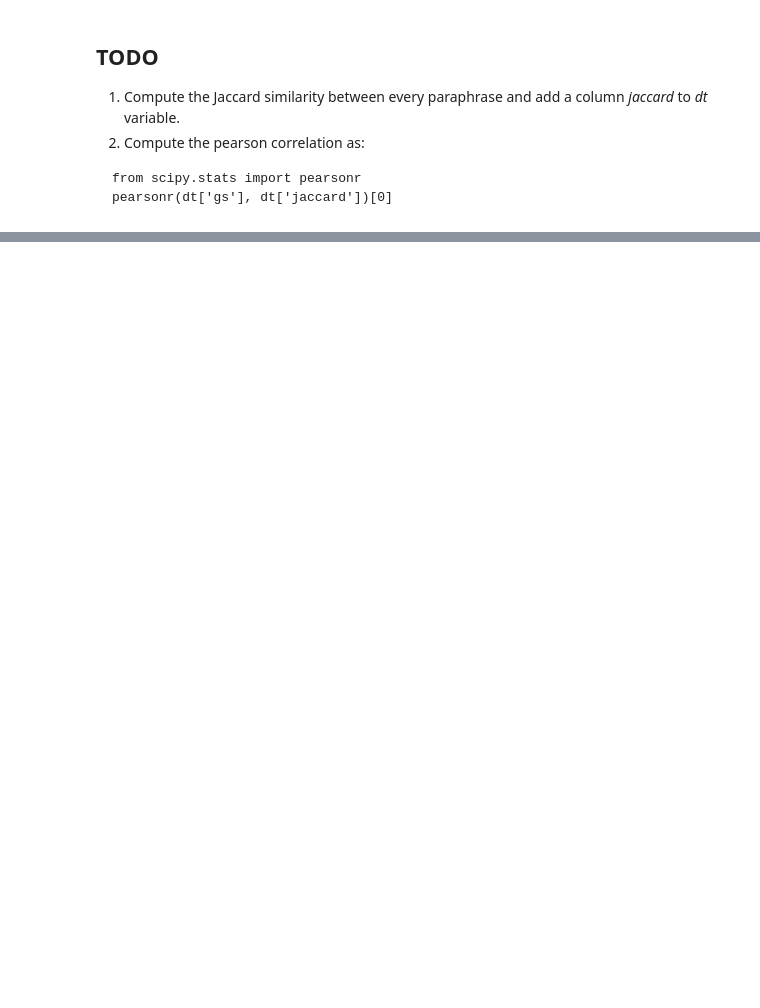
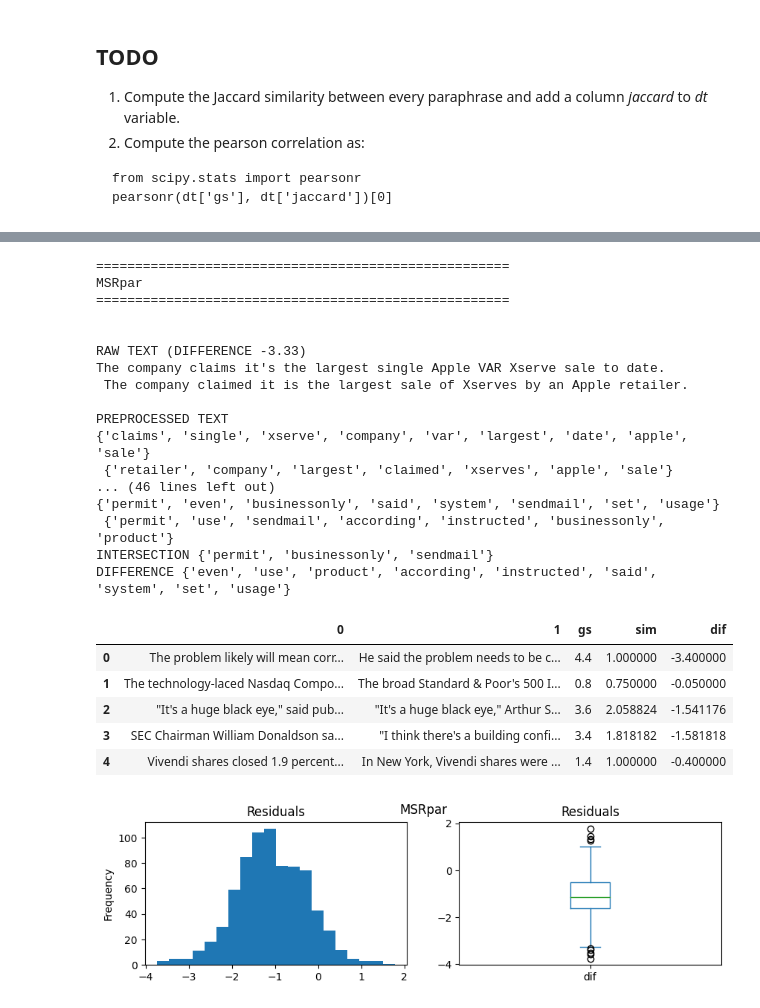
Before and after one commit to BecTome/UPC_MasterArtificialIntelligence, a Jupyter notebook: IHLT/Labs/Lab2_Structure/readPars.ipynb, the cells around one changed output, grey strips where cells are left out. Saved outputs shown, nothing was run; the diff lists cells and outputs as text; code cells hidden in the pictures; blank space fills up the shorter version.

````diff
--- a/IHLT/Labs/Lab2_Structure/readPars.ipynb
+++ b/IHLT/Labs/Lab2_Structure/readPars.ipynb
@@ -84,32 +64,3 @@ Name: 700, dtype: object
 from scipy.stats import pearsonr
 pearsonr(dt['gs'], dt['jaccard'])[0]
 ```
-# %%
-def preprocess_reviews(text):
-    ls_text = word_tokenize(text)
-    # Creating a translation table to remove punctuation
-    translator = str.maketrans('', '', string.punctuation)
-
-    # Processing the text, removing punctuation and converting to lowercase
-    ls_processed_text = [word.translate(translator).lower() for word in ls_text]
-
-    # Removing empty strings
-    ls_processed_text = [word for word in ls_processed_text if word.strip()]
-
-    return ls_processed_text
-
-
-def del_sw(ls_text, lang='english'):
-    # Removing stopwords
-    ls_processed_text = [word for word in ls_text if word not in stopwords.words('english')]
-
-    return ls_processed_text
-
-def apply_prep(text):
-    return set(del_sw(preprocess_reviews(text)))
-
-def get_similarity(x, y, distance="jaccard"):
-    x_prep = apply_prep(x)
-    y_prep = apply_prep(y)
-    if distance == "jaccard":
-        return 1 - jaccard_distance(x_prep, y_prep)
@@ -200,6 +66,0 @@ err_bars = np.abs(df_scores['pearson'].T.values - df_scores[['conf_low', 'conf_h
-# %%
-fig, ax = plt.subplots(1,1)
-ax.bar(df_scores.file, [1.]*len(df_scores), color='red', alpha=.6, label='perfect correlation', width=0.5)
-df_scores.plot.bar(x='file', y='pearson', rot=45, ax=ax, yerr=err_bars, capsize=4, title='Pearson correlation with gold standard', legend=False)
-ax.set_ylim([0.,1.])
-fig.legend(['perfect correlation', 'pearson correlation']);
@@ -208,6 +66,0 @@ fig.legend(['perfect correlation', 'pearson correlation']);
-# %%
-fig, ax = plt.subplots(1,1)
-ax.bar(df_scores.file, [1.]*len(df_scores), color='red', alpha=.6, label='perfect correlation', width=0.5)
-df_scores.plot.bar(x='file', y='pearson', rot=45, ax=ax, yerr='p_value',  title='Pearson correlation with gold standard', legend=False)
-ax.set_ylim([0.,1.])
-fig.legend(['perfect correlation', 'pearson correlation']);
@@ -215,0 +475,28 @@ fig.legend(['perfect correlation', 'pearson correlation']);
+# %%
+df_msrpar = ind_report('MSRpar')
+df_msrpar.head()
+# %% [output]
+=====================================================
+MSRpar
+=====================================================
+
+
+RAW TEXT (DIFFERENCE -3.33)
+The company claims it's the largest single Apple VAR Xserve sale to date.
+ The company claimed it is the largest sale of Xserves by an Apple retailer.
+
+PREPROCESSED TEXT
+{'claims', 'single', 'xserve', 'company', 'var', 'largest', 'date', 'apple', 'sale'}
+ {'retailer', 'company', 'largest', 'claimed', 'xserves', 'apple', 'sale'}
+... (46 lines left out)
+{'permit', 'even', 'businessonly', 'said', 'system', 'sendmail', 'set', 'usage'}
+ {'permit', 'use', 'sendmail', 'according', 'instructed', 'businessonly', 'product'}
+INTERSECTION {'permit', 'businessonly', 'sendmail'}
+DIFFERENCE {'even', 'use', 'product', 'according', 'instructed', 'said', 'system', 'set', 'usage'}
+|  | 0 | 1 | gs | sim | dif |
+| 0 | The problem likely will mean corr... | He said the problem needs to be c... | 4.4 | 1.000000 | -3.400000 |
+| 1 | The technology-laced Nasdaq Compo... | The broad Standard & Poor's 500 I... | 0.8 | 0.750000 | -0.050000 |
+| 2 | "It's a huge black eye," said pub... | "It's a huge black eye," Arthur S... | 3.6 | 2.058824 | -1.541176 |
+| 3 | SEC Chairman William Donaldson sa... | "I think there's a building confi... | 3.4 | 1.818182 | -1.581818 |
+| 4 | Vivendi shares closed 1.9 percent... | In New York, Vivendi shares were ... | 1.4 | 1.000000 | -0.400000 |
+[figure, added]
````
Also changed, not shown: parts of 54 cells of this notebook.
